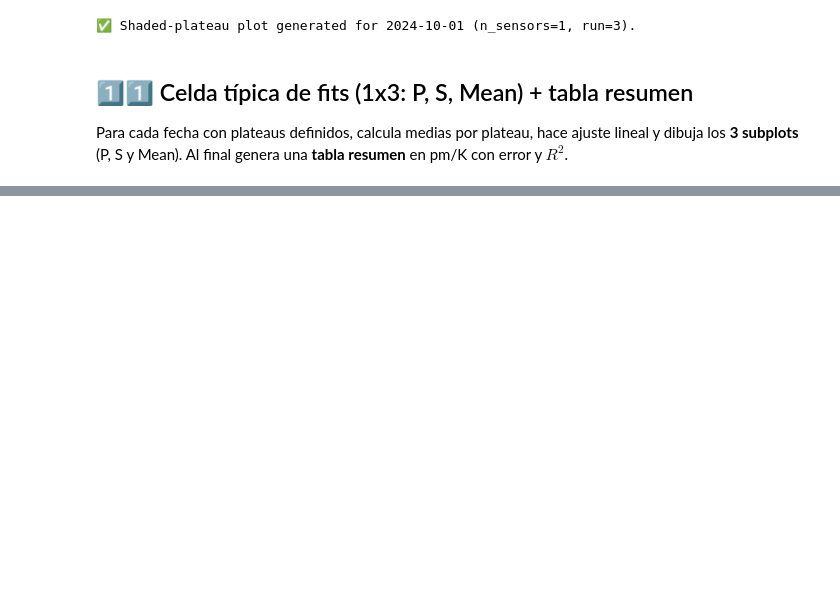
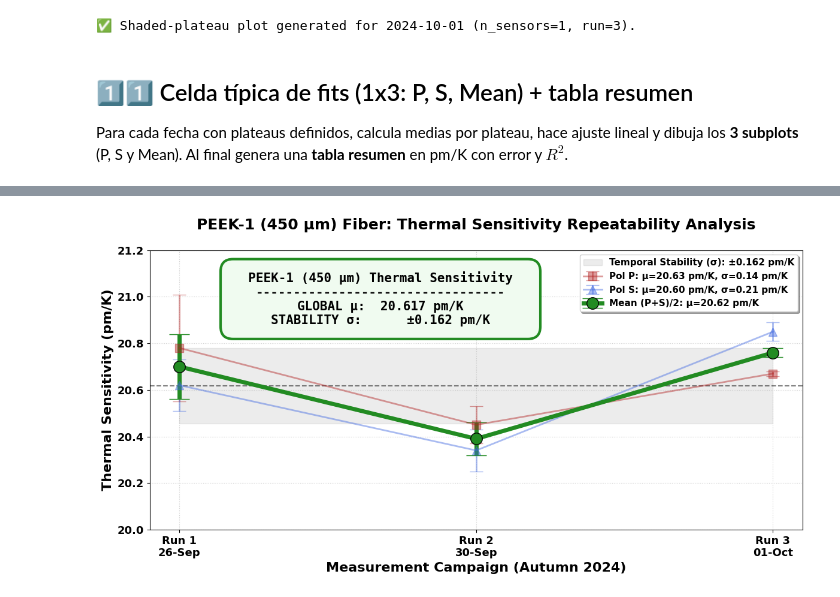
Before and after one commit to garpol/rtd-calibration-ana, a Jupyter notebook: FBG_Sensitivity_Analysis/Analisis_FBG_PEEK1_450um_3dias.ipynb, the cells around one changed output, grey strips where cells are left out. Drawn from its saved outputs; the diff is of its cells as text; code cells hidden in the pictures; blank space fills up the shorter version.

```diff
--- a/FBG_Sensitivity_Analysis/Analisis_FBG_PEEK1_450um_3dias.ipynb
+++ b/FBG_Sensitivity_Analysis/Analisis_FBG_PEEK1_450um_3dias.ipynb
@@ -1364,0 +1312,81 @@ Temporal spread: 0.165 pm/K
+# %%
+# ============================================================================
+# PEEK-1 (450 μm) REPEATABILITY ANALYSIS: POLARIZATION & MEAN
+# Features: Updated Run 3, Global KPI Box, and High Visibility for Slides
+# ============================================================================
+import matplotlib.pyplot as plt
+import numpy as np
+
+# 1. SETUP DE DATOS (Actualizados con Run 3 corregido)
+runs = ['Run 1\n26-Sep', 'Run 2\n30-Sep', 'Run 3\n01-Oct']
+x = np.arange(len(runs))
+
+# v: valor (pm/K), e: incertidumbre del ajuste (pm/K)
+data_p = {"v": [20.78, 20.45, 20.67], "e": [0.23, 0.08, 0.01]}
+data_s = {"v": [20.62, 20.34, 20.85], "e": [0.11, 0.09, 0.04]}
+data_m = {"v": [20.70, 20.39, 20.76], "e": [0.14, 0.07, 0.02]}
+
+# Estadísticas globales (basadas en la serie Mean)
+means = np.array(data_m["v"])
+sigma_p = np.std(np.array(data_p["v"]))
+sigma_s = np.std(np.array(data_s["v"]))
+global_mu = np.mean(means)
+global_sigma = np.std(means)
+
+# 2. CONFIGURACIÓN DE FIGURA
+plt.rcParams.update({'font.weight': 'bold', 'axes.labelweight': 'bold'})
+plt.figure(figsize=(12, 8))
+
+# Sombreado de estabilidad temporal (Sigma global de la red)
+plt.axhline(global_mu, color='black', linestyle='--', linewidth=1.5, alpha=0.5)
+plt.fill_between(x, global_mu - global_sigma, global_mu + global_sigma,
+                 color='gray', alpha=0.15, label=f'Temporal Stability (σ): ±{global_sigma:.3f} pm/K')
+
+# 3. PLOT DE SERIES (Polarizaciones y Media)
+# Polarización P
+plt.errorbar(x, data_p["v"], yerr=data_p["e"], fmt='s-', color='firebrick',
+             capsize=8, markersize=10, linewidth=2, alpha=0.45,
+             label=f'Pol P: μ={np.mean(data_p["v"]):.2f} pm/K, σ={sigma_p:.2f} pm/K')
+
+# Polarización S
+plt.errorbar(x, data_s["v"], yerr=data_s["e"], fmt='^-', color='royalblue',
+             capsize=8, markersize=10, linewidth=2, alpha=0.45,
+             label=f'Pol S: μ={np.mean(data_s["v"]):.2f} pm/K, σ={sigma_s:.2f} pm/K')
+
+# Media P+S (Serie principal destacada)
+plt.errorbar(x, data_m["v"], yerr=data_m["e"], fmt='o-', color='forestgreen',
+             capsize=12, markersize=14, linewidth=5, markeredgecolor='black',
+             label=f'Mean (P+S)/2: μ={global_mu:.2f} pm/K')
+
+# 4. CUADRO DE TEXTO (KPI VERDICT)
+kpi_text = (
+    f"  PEEK-1 (450 μm) Thermal Sensitivity  \n"
+    f"---------------------------------\n"
+    f"GLOBAL μ:  {global_mu:.3f} pm/K\n"
+    f"STABILITY σ:      ±{global_sigma:.3f} pm/K"
+)
+
+# Posicionado centrado en la parte inferior para no tapar los datos
+plt.text(0.4, 0.76, kpi_text, transform=plt.gcf().transFigure, fontsize=15,
+         fontweight='bold', fontfamily='monospace', ha='center',
+         bbox=dict(boxstyle='round,pad=1', facecolor='#F0FBF0', edgecolor='forestgreen', linewidth=3))
+
+# 5. ESTILO DE EJES Y TÍTULOS
+plt.title('PEEK-1 (450 μm) Fiber: Thermal Sensitivity Repeatability Analysis', fontsize=18, pad=25, fontweight='bold')
+plt.ylabel('Thermal Sensitivity (pm/K)', fontsize=16)
+plt.xlabel('Measurement Campaign (Autumn 2024)', fontsize=16)
+plt.xticks(x, runs, fontsize=13)
+plt.yticks(fontsize=13)
+plt.grid(True, linestyle=':', alpha=0.6)
+plt.ylim(20.0, 21.2) # Rango optimizado para observar la dispersión
+
+# Leyenda profesional
+leg = plt.legend(loc='upper right', fontsize=11, frameon=True, shadow=True)
+plt.setp(leg.get_texts(), fontweight='bold')
+
+plt.tight_layout(rect=[0, 0.22, 1, 1]) # Ajuste para dejar espacio al KPI box
+plt.show()
+
+print(f"PEEK-1 Final Statistics (3 Runs):\nGlobal Mean: {global_mu:.4f} pm/K\nGlobal Sigma: {global_sigma:.4f} pm/K")
+# %% [output]
+[figure, added]
```
Also changed, not shown: parts of 12 cells of this notebook, 2 other files.
